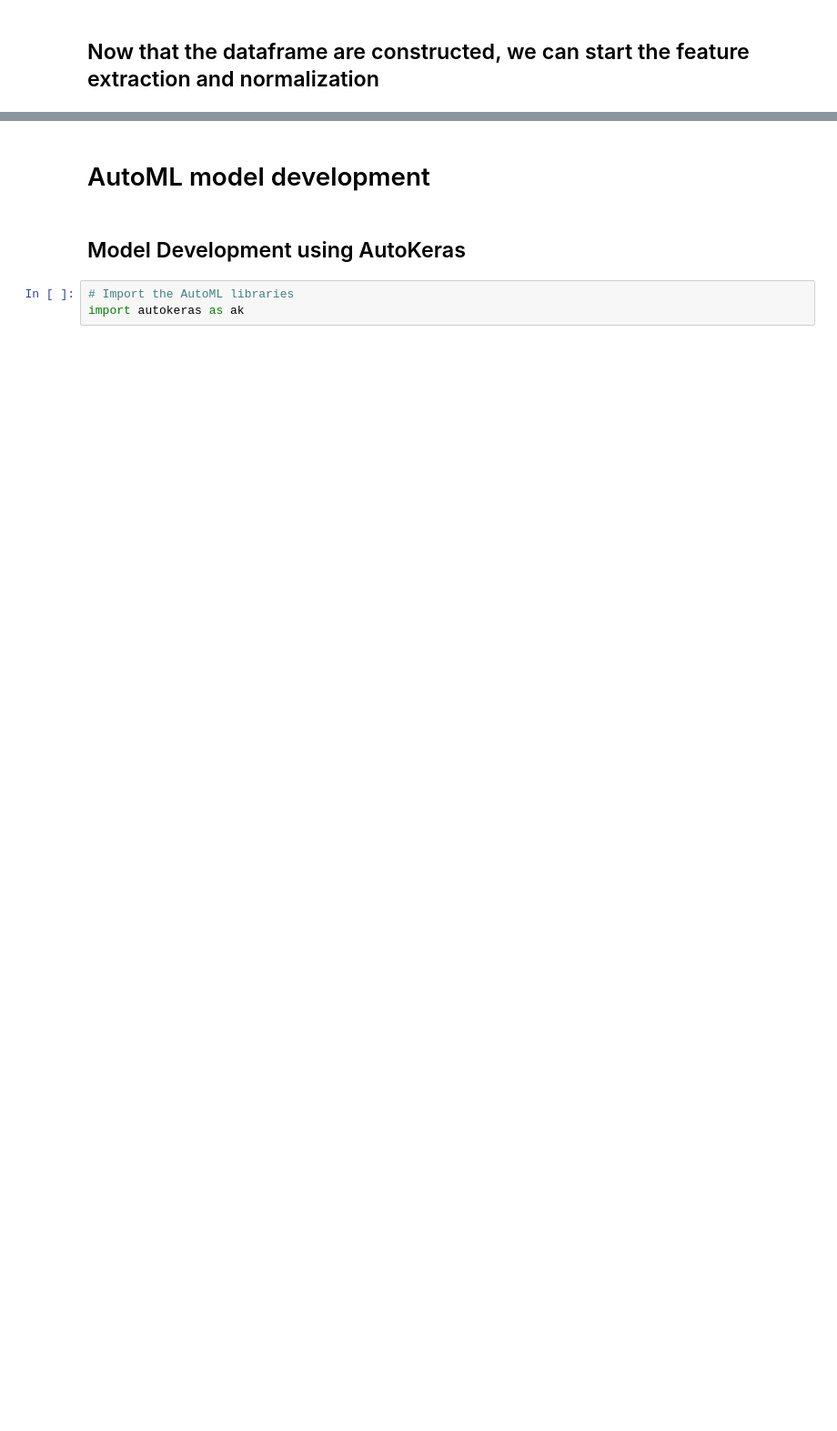
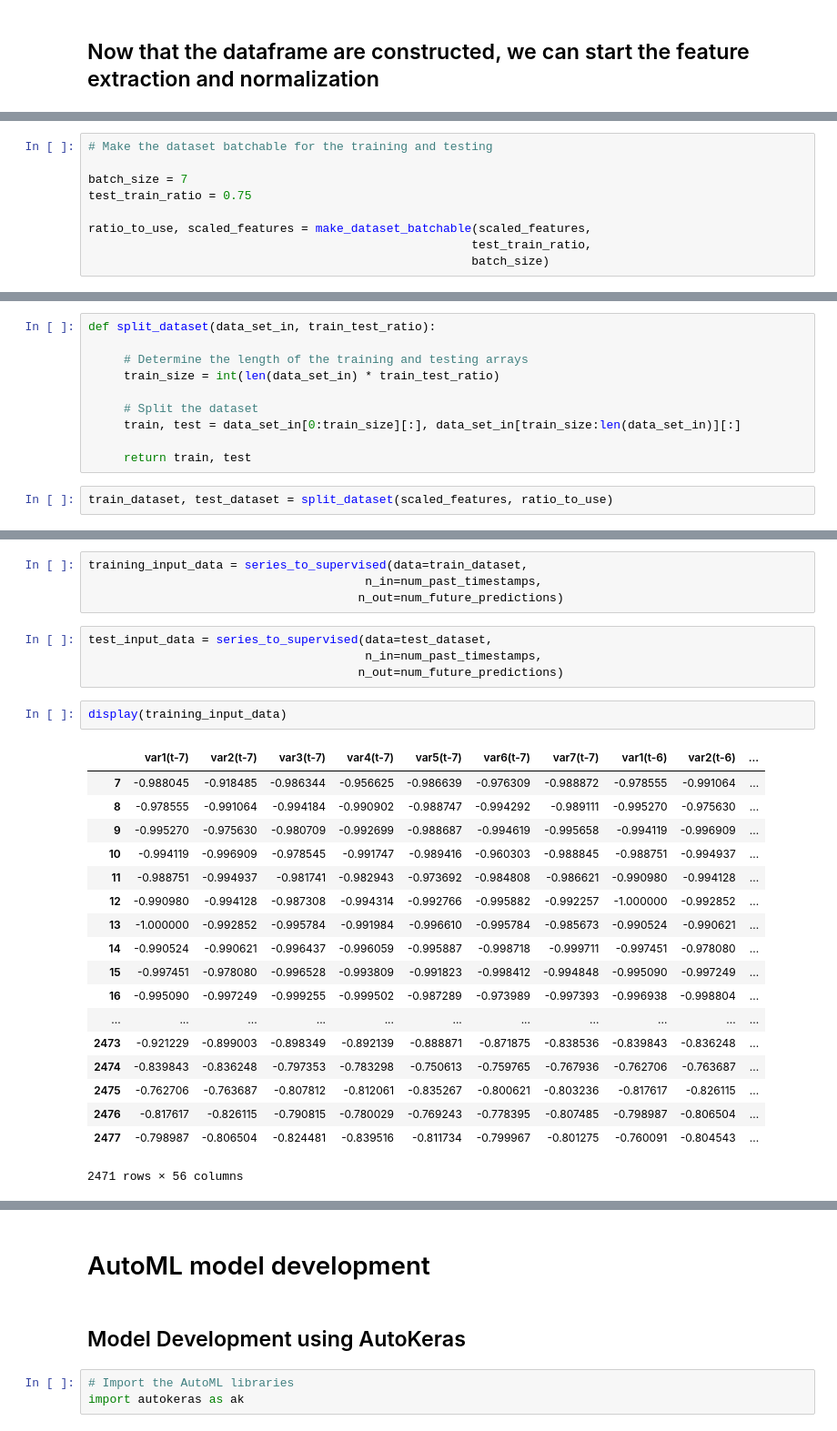
Before and after one commit to abhishekabhishek/mlh-2018, a Jupyter notebook: MLH-2018.ipynb, the cells around one changed output, grey strips where cells are left out. Shown: that part at 91% size. Saved outputs shown, nothing was run; the diff lists cells and outputs as text; blank space fills up the shorter version.

```diff
--- a/MLH-2018.ipynb
+++ b/MLH-2018.ipynb
@@ -119,0 +216,9 @@ from sklearn.preprocessing import MinMaxScaler
+# %%
+# Make the dataset batchable for the training and testing
+
+batch_size = 7
+test_train_ratio = 0.75
+
+ratio_to_use, scaled_features = make_dataset_batchable(scaled_features,
+                                                      test_train_ratio,
+                                                      batch_size)
@@ -119,0 +232,12 @@ from sklearn.preprocessing import MinMaxScaler
+# %%
+def split_dataset(data_set_in, train_test_ratio):
+
+     # Determine the length of the training and testing arrays
+     train_size = int(len(data_set_in) * train_test_ratio)
+
+     # Split the dataset
+     train, test = data_set_in[0:train_size][:], data_set_in[train_size:len(data_set_in)][:]
+
+     return train, test
+# %%
+train_dataset, test_dataset = split_dataset(scaled_features, ratio_to_use)
@@ -119,0 +335,29 @@ from sklearn.preprocessing import MinMaxScaler
+# %%
+training_input_data = series_to_supervised(data=train_dataset,
+                                       n_in=num_past_timestamps,
+                                      n_out=num_future_predictions)
+# %%
+test_input_data = series_to_supervised(data=test_dataset,
+                                       n_in=num_past_timestamps,
+                                      n_out=num_future_predictions)
+# %%
+display(training_input_data)
+# %% [output]
+|  | var1(t-7) | var2(t-7) | var3(t-7) | var4(t-7) | var5(t-7) | var6(t-7) | var7(t-7) | var1(t-6) | var2(t-6) | ... |
+| 7 | -0.988045 | -0.918485 | -0.986344 | -0.956625 | -0.986639 | -0.976309 | -0.988872 | -0.978555 | -0.991064 | ... |
+| 8 | -0.978555 | -0.991064 | -0.994184 | -0.990902 | -0.988747 | -0.994292 | -0.989111 | -0.995270 | -0.975630 | ... |
+| 9 | -0.995270 | -0.975630 | -0.980709 | -0.992699 | -0.988687 | -0.994619 | -0.995658 | -0.994119 | -0.996909 | ... |
+| 10 | -0.994119 | -0.996909 | -0.978545 | -0.991747 | -0.989416 | -0.960303 | -0.988845 | -0.988751 | -0.994937 | ... |
+| 11 | -0.988751 | -0.994937 | -0.981741 | -0.982943 | -0.973692 | -0.984808 | -0.986621 | -0.990980 | -0.994128 | ... |
+| 12 | -0.990980 | -0.994128 | -0.987308 | -0.994314 | -0.992766 | -0.995882 | -0.992257 | -1.000000 | -0.992852 | ... |
+| 13 | -1.000000 | -0.992852 | -0.995784 | -0.991984 | -0.996610 | -0.995784 | -0.985673 | -0.990524 | -0.990621 | ... |
+| 14 | -0.990524 | -0.990621 | -0.996437 | -0.996059 | -0.995887 | -0.998718 | -0.999711 | -0.997451 | -0.978080 | ... |
+| 15 | -0.997451 | -0.978080 | -0.996528 | -0.993809 | -0.991823 | -0.998412 | -0.994848 | -0.995090 | -0.997249 | ... |
+| 16 | -0.995090 | -0.997249 | -0.999255 | -0.999502 | -0.987289 | -0.973989 | -0.997393 | -0.996938 | -0.998804 | ... |
+| ... | ... | ... | ... | ... | ... | ... | ... | ... | ... | ... |
+| 2473 | -0.921229 | -0.899003 | -0.898349 | -0.892139 | -0.888871 | -0.871875 | -0.838536 | -0.839843 | -0.836248 | ... |
+| 2474 | -0.839843 | -0.836248 | -0.797353 | -0.783298 | -0.750613 | -0.759765 | -0.767936 | -0.762706 | -0.763687 | ... |
+| 2475 | -0.762706 | -0.763687 | -0.807812 | -0.812061 | -0.835267 | -0.800621 | -0.803236 | -0.817617 | -0.826115 | ... |
+| 2476 | -0.817617 | -0.826115 | -0.790815 | -0.780029 | -0.769243 | -0.778395 | -0.807485 | -0.798987 | -0.806504 | ... |
+| 2477 | -0.798987 | -0.806504 | -0.824481 | -0.839516 | -0.811734 | -0.799967 | -0.801275 | -0.760091 | -0.804543 | ... |
+2471 rows × 56 columns
```
Also changed, not shown: parts of 32 cells of this notebook.
